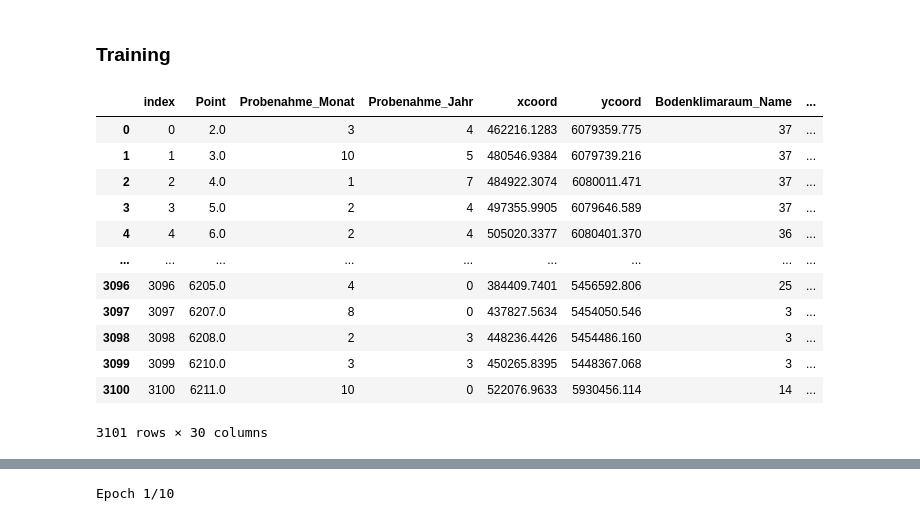
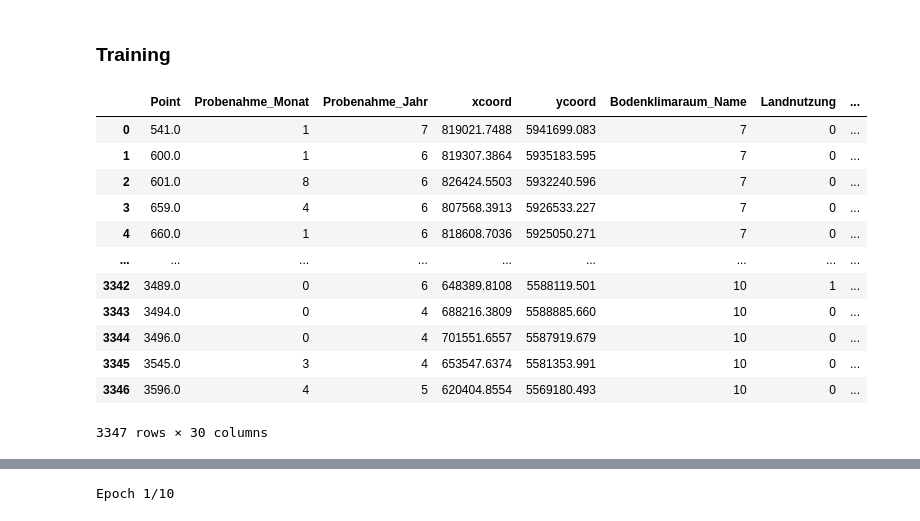
Before and after one commit to calgo-lab/BGR, a Jupyter notebook: notebooks/soil/Multimodal_Training_Sequential.ipynb, the cells around one changed output, grey strips where cells are left out. Drawn from its saved outputs; the diff is of its cells as text; code cells hidden in the pictures.

Commit message:
Transformer var length (WIP) + fixed bug groupby Point

```diff
--- a/notebooks/soil/Multimodal_Training_Sequential.ipynb
+++ b/notebooks/soil/Multimodal_Training_Sequential.ipynb
@@ -224,6 +224,6 @@ df
 # %%
 # Profile images only show horizons up to ~1 meter depth
 # Note: Filter only necessary when joining table with whole images, not horizon segments
-df = df[df['Obergrenze'] <= 100]
+df = df[df['Obergrenze'] < 100]
 len(df)
 # %% [output]
@@ -511,7 +511,7 @@ len(df['Point'].unique()) # number of unique images
 # Split variables into different categories according to their roles in the sequential training
 soil_infos = ['Bodenart', 'Bodenfarbe', 'Steine', 'Karbonat', 'Humusgehaltsklasse', 'Durchwurzelung']#, 'max_depth', 'HorizontID']
 
-geotemp_img_infos = [#'Point',
+geotemp_img_infos = ['Point', # used only for accessing the morphological features in the dataframe (they have different shapes and cannot be stacked in tensor batches)
                      'Probenahme_Monat', 'Probenahme_Jahr', 'xcoord', 'ycoord', 'Bodenklimaraum_Name', 'Landnutzung', 'BZE_Moor', 'Hauptbodentyp', 'BodenVarTypSub', 'GrundwaStufe', 'GrundwaStand',
                      'Moormaechtigkeit', 'Torfmaechtigkeit', 'Neigung', 'Exposition', 'Woelbung', 'Reliefformtyp', 'LageImRelief', 'KV_0_30', 'KV_30_100',
                      'file']
@@ -522,24 +522,25 @@ depth_markers = ['Obergrenze', 'Untergrenze']
 # %%
 # The dataframe has one row per horizon
 # For sequential training, make it one row per full image (the depth markers and the morphological features will be stored as lists and used later as ground truth in training)
-grouped_df = df.groupby('Point', as_index=False).agg({
+df = df.groupby('file', as_index=False).agg({     # Group by images, not by Point, since there are sometimes several images (different angles) for the same Point
     **{gt: 'first' for gt in geotemp_img_infos},  # Take the first value (all are the same for each image, including the image path)
     'Untergrenze': list,                          # Combine depth markers into a list (only lower bound Untergrenze actually needed)
-    **{st: list for st in soil_infos}             # Combine tabular features into lists (in the order of the horizons top to bottom)
+    **{st: list for st in soil_infos},            # Combine tabular features into lists (in the order of the horizons top to bottom)
+    target: list
 }).reset_index()
-grouped_df.drop(columns=['index'], inplace=True)
-grouped_df
+df.drop(columns=['index'], inplace=True)
+df
 # %% [output]
-|  | index | Point | Probenahme_Monat | Probenahme_Jahr | xcoord | ycoord | Bodenklimaraum_Name | ... |
-| 0 | 0 | 2.0 | 3 | 4 | 462216.1283 | 6079359.775 | 37 | ... |
-| 1 | 1 | 3.0 | 10 | 5 | 480546.9384 | 6079739.216 | 37 | ... |
-| 2 | 2 | 4.0 | 1 | 7 | 484922.3074 | 6080011.471 | 37 | ... |
-| 3 | 3 | 5.0 | 2 | 4 | 497355.9905 | 6079646.589 | 37 | ... |
-| 4 | 4 | 6.0 | 2 | 4 | 505020.3377 | 6080401.370 | 36 | ... |
+|  | Point | Probenahme_Monat | Probenahme_Jahr | xcoord | ycoord | Bodenklimaraum_Name | Landnutzung | ... |
+| 0 | 541.0 | 1 | 7 | 819021.7488 | 5941699.083 | 7 | 0 | ... |
+| 1 | 600.0 | 1 | 6 | 819307.3864 | 5935183.595 | 7 | 0 | ... |
+| 2 | 601.0 | 8 | 6 | 826424.5503 | 5932240.596 | 7 | 0 | ... |
+| 3 | 659.0 | 4 | 6 | 807568.3913 | 5926533.227 | 7 | 0 | ... |
+| 4 | 660.0 | 1 | 6 | 818608.7036 | 5925050.271 | 7 | 0 | ... |
 | ... | ... | ... | ... | ... | ... | ... | ... | ... |
-| 3096 | 3096 | 6205.0 | 4 | 0 | 384409.7401 | 5456592.806 | 25 | ... |
-| 3097 | 3097 | 6207.0 | 8 | 0 | 437827.5634 | 5454050.546 | 3 | ... |
-| 3098 | 3098 | 6208.0 | 2 | 3 | 448236.4426 | 5454486.160 | 3 | ... |
-| 3099 | 3099 | 6210.0 | 3 | 3 | 450265.8395 | 5448367.068 | 3 | ... |
-| 3100 | 3100 | 6211.0 | 10 | 0 | 522076.9633 | 5930456.114 | 14 | ... |
+| 3342 | 3489.0 | 0 | 6 | 648389.8108 | 5588119.501 | 10 | 1 | ... |
+| 3343 | 3494.0 | 0 | 4 | 688216.3809 | 5588885.660 | 10 | 0 | ... |
+| 3344 | 3496.0 | 0 | 4 | 701551.6557 | 5587919.679 | 10 | 0 | ... |
+| 3345 | 3545.0 | 3 | 4 | 653547.6374 | 5581353.991 | 10 | 0 | ... |
+| 3346 | 3596.0 | 4 | 5 | 620404.8554 | 5569180.493 | 10 | 0 | ... |
-3101 rows × 30 columns
+3347 rows × 30 columns
```
Also changed, not shown: parts of 21 cells of this notebook, 3 other files.
